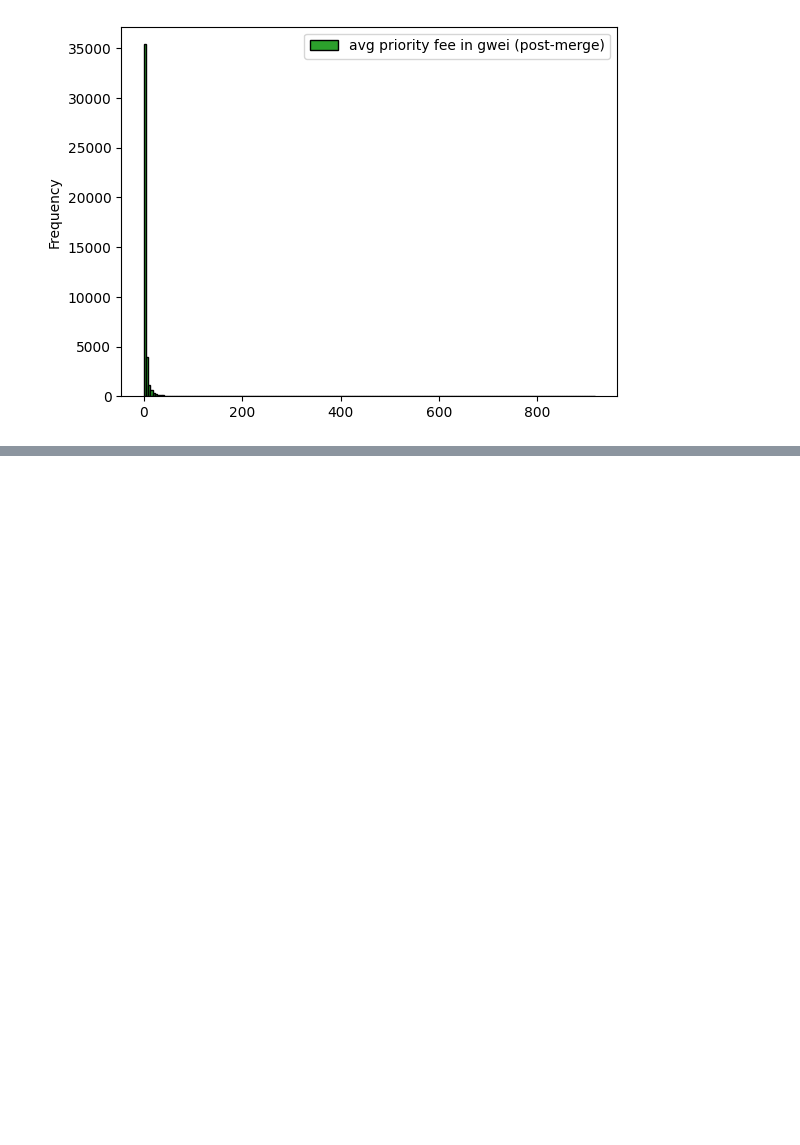
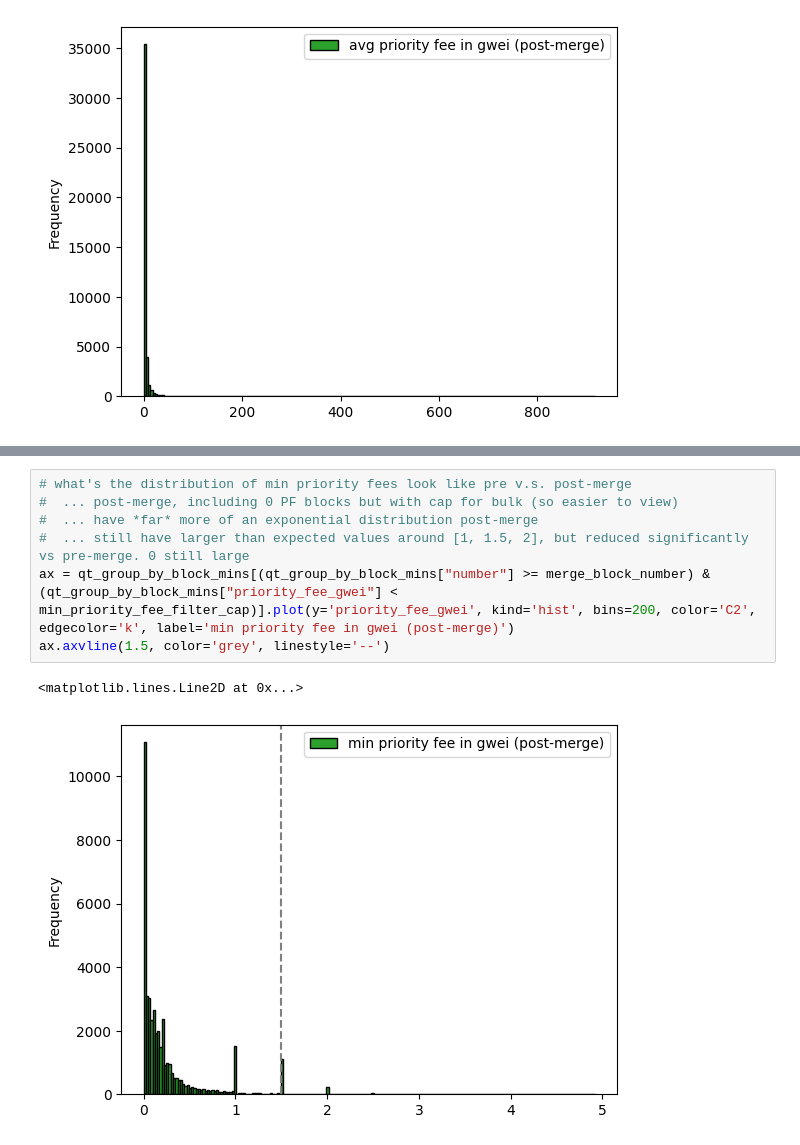
Before and after one commit to fmrmf/merge-challenge, a Jupyter notebook: notebook/transactions.ipynb, the cells around one changed output, grey strips where cells are left out. Saved outputs shown, nothing was run; the diff lists cells and outputs as text; blank space fills up the shorter version.

```diff
--- a/notebook/transactions.ipynb
+++ b/notebook/transactions.ipynb
@@ -682,0 +533,10 @@ qt_group_by_block_mins[(qt_group_by_block_mins["number"] >= merge_block_number)
+# %%
+# what's the distribution of min priority fees look like pre v.s. post-merge
+#  ... post-merge, including 0 PF blocks but with cap for bulk (so easier to view)
+#  ... have *far* more of an exponential distribution post-merge
+#  ... still have larger than expected values around [1, 1.5, 2], but reduced significantly vs pre-merge. 0 still large
+ax = qt_group_by_block_mins[(qt_group_by_block_mins["number"] >= merge_block_number) & (qt_group_by_block_mins["priority_fee_gwei"] < min_priority_fee_filter_cap)].plot(y='priority_fee_gwei', kind='hist', bins=200, color='C2', edgecolor='k', label='min priority fee in gwei (post-merge)')
+ax.axvline(1.5, color='grey', linestyle='--')
+# %% [output]
+<matplotlib.lines.Line2D at 0x...>
+[figure, added]
```
Also changed, not shown: parts of 66 cells of this notebook, 3 other files.
